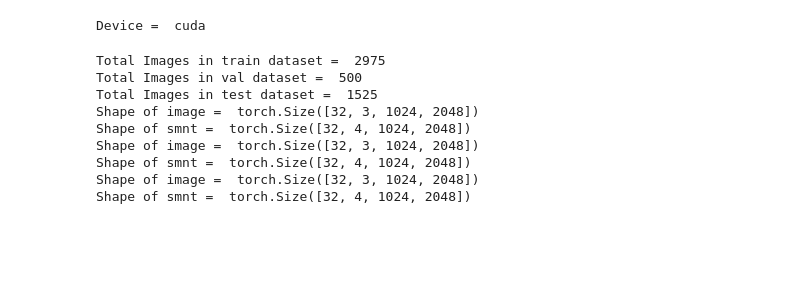
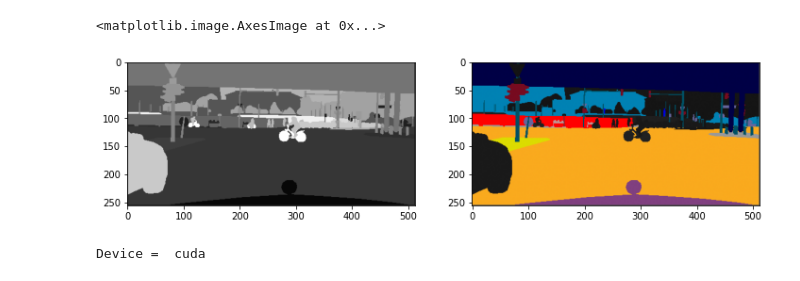
Before and after one commit to starlordvk/image-segmentation-for-newbies-pytorch, a Jupyter notebook: U-Net.ipynb, the cells around one changed output. Drawn from its saved outputs; the diff is of its cells as text; code cells hidden in the pictures; blank space fills up the shorter version.

```diff
--- a/U-Net.ipynb
+++ b/U-Net.ipynb
@@ -31,29 +95,35 @@ Shape of smnt =  torch.Size([32, 4, 1024, 2048])
+# %%
+def color_seg(temp):
+    #convert gray scale to color
+    temp=temp.numpy()
+    r = temp.copy()
+    g = temp.copy()
+    b = temp.copy()
+    for l in range(0, num_classes):
+        r[temp == l] = label_colours_dict[l][0]
+        g[temp == l] = label_colours_dict[l][1]
+        b[temp == l] = label_colours_dict[l][2]
+
+    rgb = np.zeros((temp.shape[0], temp.shape[1], 3))
+    rgb[:, :, 0] = r / 255.0
+    rgb[:, :, 1] = g / 255.0
+    rgb[:, :, 2] = b / 255.0
+    return rgb
+
+
+#let do coloring
+res1=color_seg(torch.squeeze(seg, 0).clone())
+fig,ax=plt.subplots(ncols=2,figsize=(12,10))
+ax[0].imshow(torch.squeeze(seg, 0),cmap='gray')
+ax[1].imshow(res1)
+# %% [output]
+<matplotlib.image.AxesImage at 0x...>
+[figure, added]
 # %%
 DEVICE = "cuda" if torch.cuda.is_available() else "cpu"
 print("Device = ", DEVICE)
 # %% [output]
 Device =  cuda
-# %%
-train_dataloader = DataLoader(trainDataset, shuffle = True, batch_size = 32)
-test_dataloader = DataLoader(valDataset, shuffle = True, batch_size = 32)
-val_dataloader = DataLoader(testDataset, shuffle = True, batch_size = 32)
-
-for i, (img, smnt) in enumerate(train_dataloader):
-    print("Shape of image = ", img.shape)
-    print("Shape of smnt = ", smnt.shape)
-
-    if i == 2:
-        break
-# %% [output]
-Total Images in train dataset =  2975
-Total Images in val dataset =  500
-Total Images in test dataset =  1525
-Shape of image =  torch.Size([32, 3, 1024, 2048])
-Shape of smnt =  torch.Size([32, 4, 1024, 2048])
-Shape of image =  torch.Size([32, 3, 1024, 2048])
-Shape of smnt =  torch.Size([32, 4, 1024, 2048])
-Shape of image =  torch.Size([32, 3, 1024, 2048])
-Shape of smnt =  torch.Size([32, 4, 1024, 2048])
 # %%
 # Double convolution block.
 class Conv2x_Block(torch.nn.Module):
```
Also changed, not shown: parts of 7 cells of this notebook, 1 other file.
